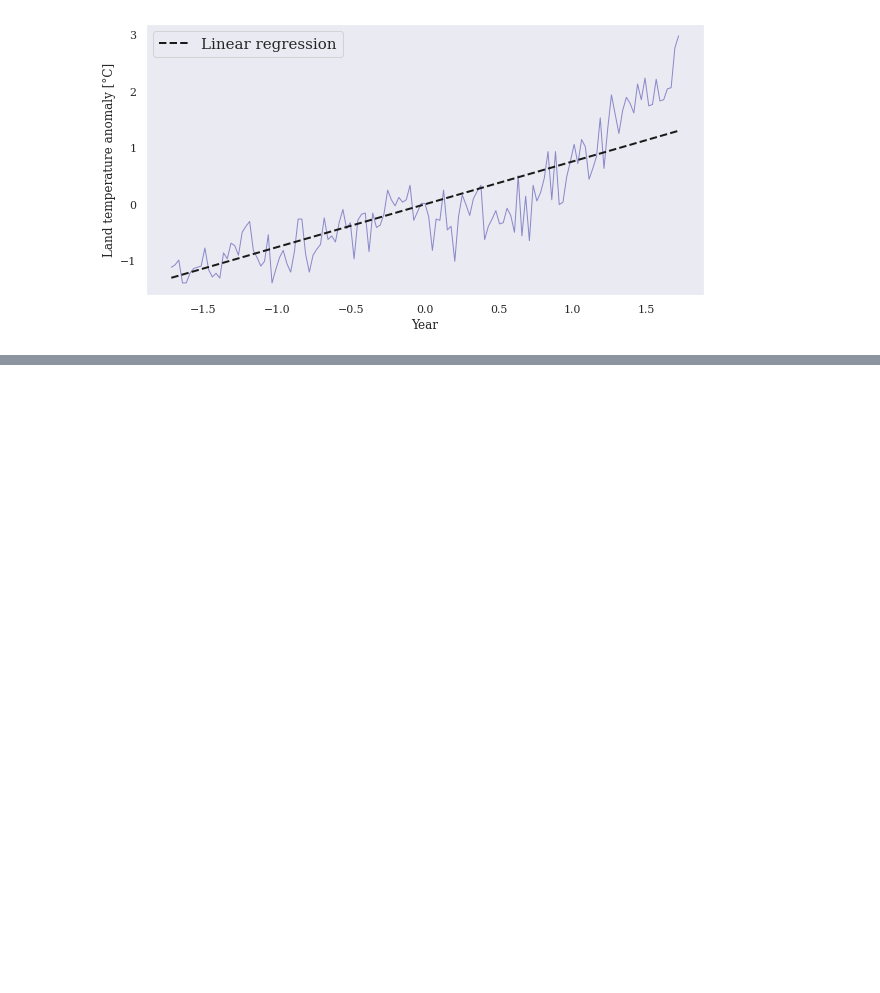
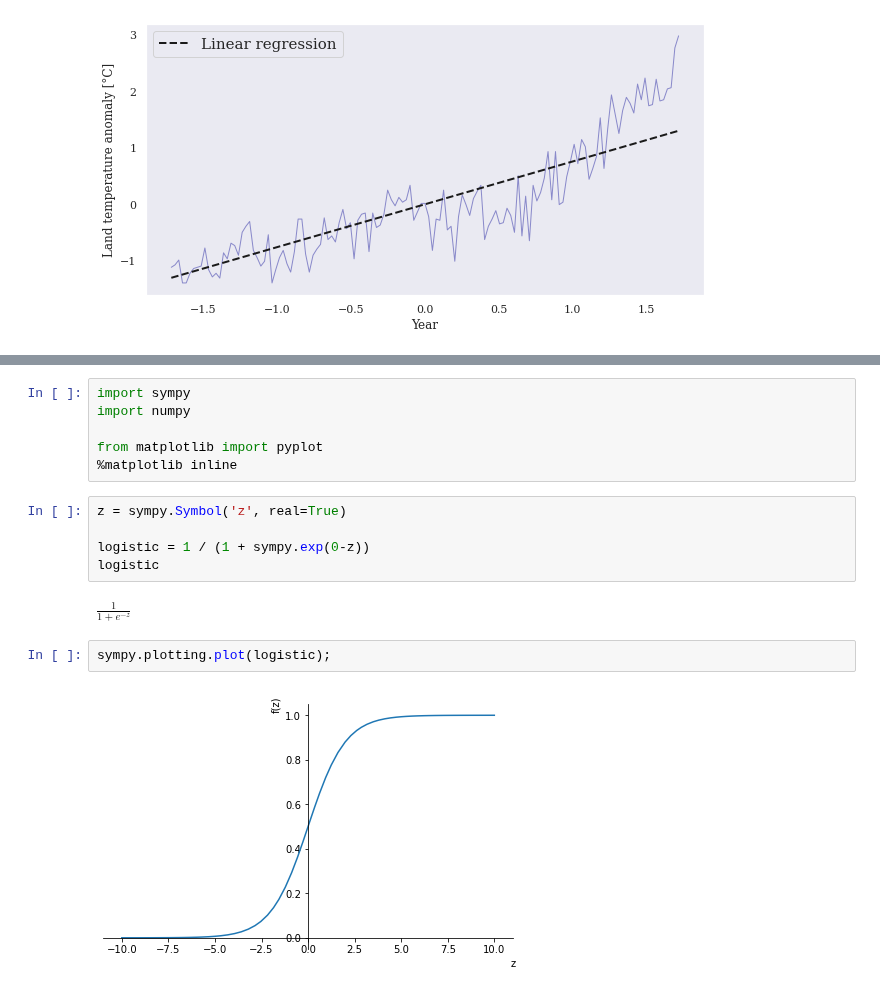
Before and after one commit to Kdelphinus/Python_study, a Jupyter notebook: goorm/AI기술 자연어 처리 전문가 양성 과정/02. Machine Learning.ipynb, the cells around one changed output, grey strips where cells are left out. Cells and saved outputs as stored; diff of their text form; blank space fills up the shorter version.

Commit message:
add the Logistic Regression chapter

```diff
--- a/goorm/AI기술 자연어 처리 전문가 양성 과정/02. Machine Learning.ipynb
+++ b/goorm/AI기술 자연어 처리 전문가 양성 과정/02. Machine Learning.ipynb
@@ -657,0 +678,17 @@ pyplot.grid();
+# %%
+import sympy
+import numpy
+
+from matplotlib import pyplot
+%matplotlib inline
+# %%
+z = sympy.Symbol('z', real=True)
+
+logistic = 1 / (1 + sympy.exp(0-z))
+logistic
+# %% [output]
+$\displaystyle \frac{1}{1 + e^{- z}}$
+# %%
+sympy.plotting.plot(logistic);
+# %% [output]
+[figure, added]
```
Also changed, not shown: parts of 54 cells of this notebook.
